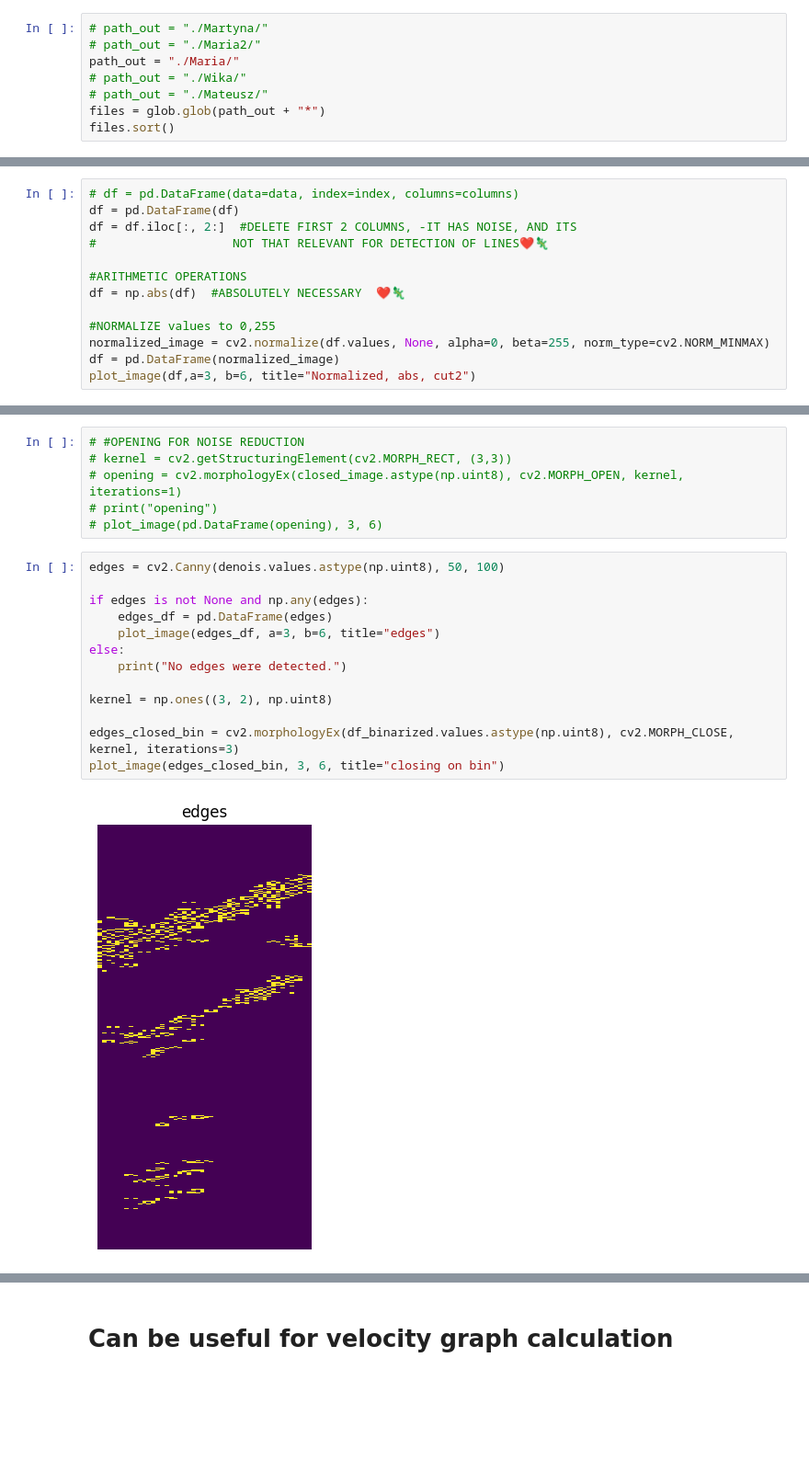
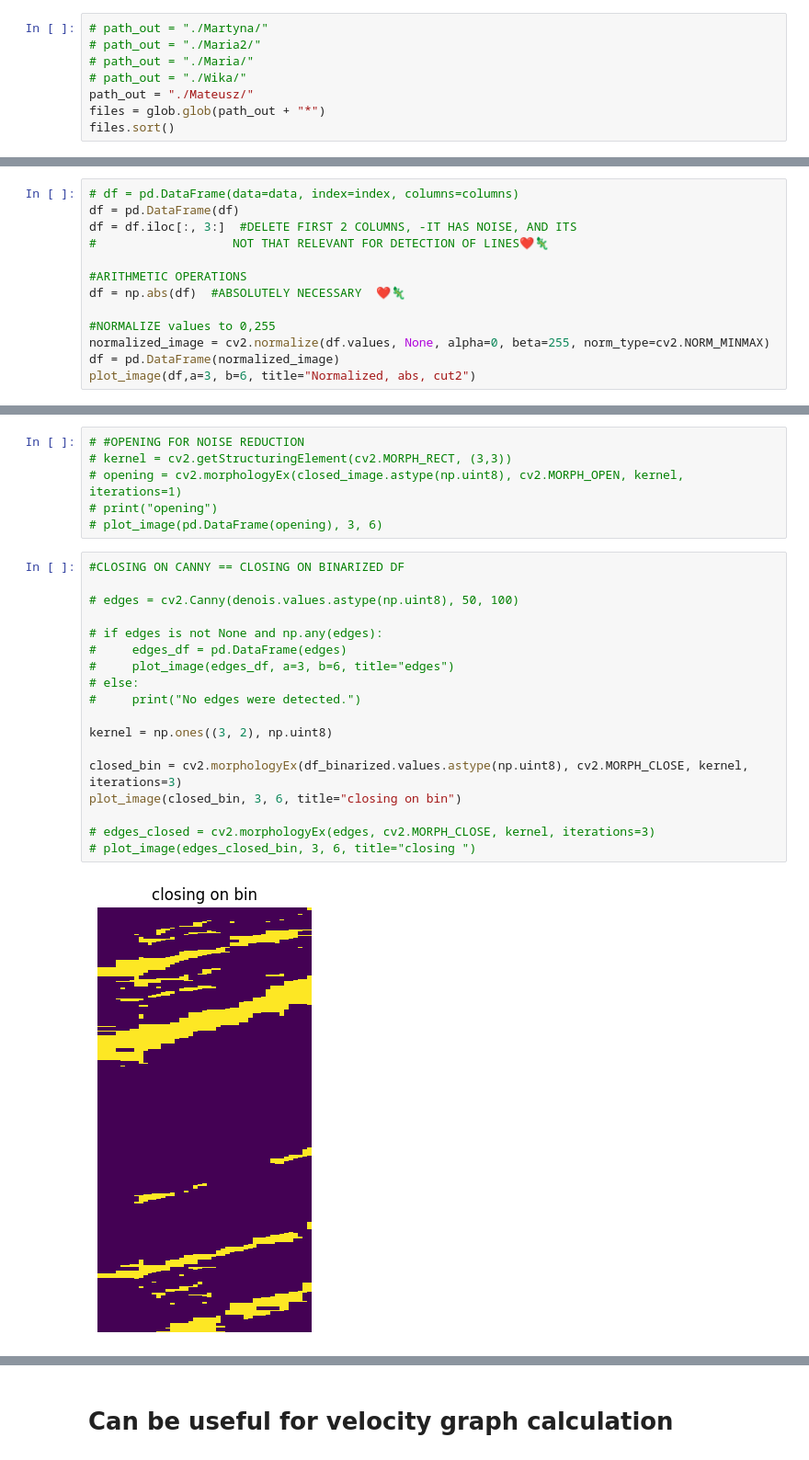
Before and after one commit to mmartyna123/ComputerVision, a Jupyter notebook: Project1/Project_MS.ipynb, the cells around one changed output, grey strips where cells are left out. Shown: that part at 92% size. Saved outputs shown, nothing was run; the diff lists cells and outputs as text; blank space fills up the shorter version.

```diff
--- a/Project1/Project_MS.ipynb
+++ b/Project1/Project_MS.ipynb
@@ -30,9 +30,9 @@ def set_axis(x, no_labels = 7)->tuple[np.array, np.array]:
 # %%
 # path_out = "./Martyna/"
 # path_out = "./Maria2/"
-path_out = "./Maria/"
+# path_out = "./Maria/"
 # path_out = "./Wika/"
-# path_out = "./Mateusz/"
+path_out = "./Mateusz/"
 files = glob.glob(path_out + "*")
 files.sort()
 # %%
@@ -115,7 +115,7 @@ plot_image(df,a=1,b=3, title="Data after resizing")
 # %%
 # df = pd.DataFrame(data=data, index=index, columns=columns)
 df = pd.DataFrame(df)
-df = df.iloc[:, 2:]  #DELETE FIRST 2 COLUMNS, -IT HAS NOISE, AND ITS
+df = df.iloc[:, 3:]  #DELETE FIRST 2 COLUMNS, -IT HAS NOISE, AND ITS
 #                   NOT THAT RELEVANT FOR DETECTION OF LINES❤️🦎
 
 #ARITHMETIC OPERATIONS
@@ -227,17 +227,22 @@ plot_image(df_binarized.values,a=3,b=6, title="binarized")
 # print("opening")
 # plot_image(pd.DataFrame(opening), 3, 6)
 # %%
-edges = cv2.Canny(denois.values.astype(np.uint8), 50, 100)
+#CLOSING ON CANNY == CLOSING ON BINARIZED DF
 
-if edges is not None and np.any(edges):
-    edges_df = pd.DataFrame(edges)
-    plot_image(edges_df, a=3, b=6, title="edges")
-else:
-    print("No edges were detected.")
+# edges = cv2.Canny(denois.values.astype(np.uint8), 50, 100)
+
+# if edges is not None and np.any(edges):
+#     edges_df = pd.DataFrame(edges)
+#     plot_image(edges_df, a=3, b=6, title="edges")
+# else:
+#     print("No edges were detected.")
 
 kernel = np.ones((3, 2), np.uint8)
 
-edges_closed_bin = cv2.morphologyEx(df_binarized.values.astype(np.uint8), cv2.MORPH_CLOSE, kernel, iterations=3)
-plot_image(edges_closed_bin, 3, 6, title="closing on bin")
+closed_bin = cv2.morphologyEx(df_binarized.values.astype(np.uint8), cv2.MORPH_CLOSE, kernel, iterations=3)
+plot_image(closed_bin, 3, 6, title="closing on bin")
+
+# edges_closed = cv2.morphologyEx(edges, cv2.MORPH_CLOSE, kernel, iterations=3)
+# plot_image(edges_closed_bin, 3, 6, title="closing ")
 # %% [output]
-[figure, old version]
+[figure, new version]
```
Also changed, not shown: parts of 34 cells of this notebook.
